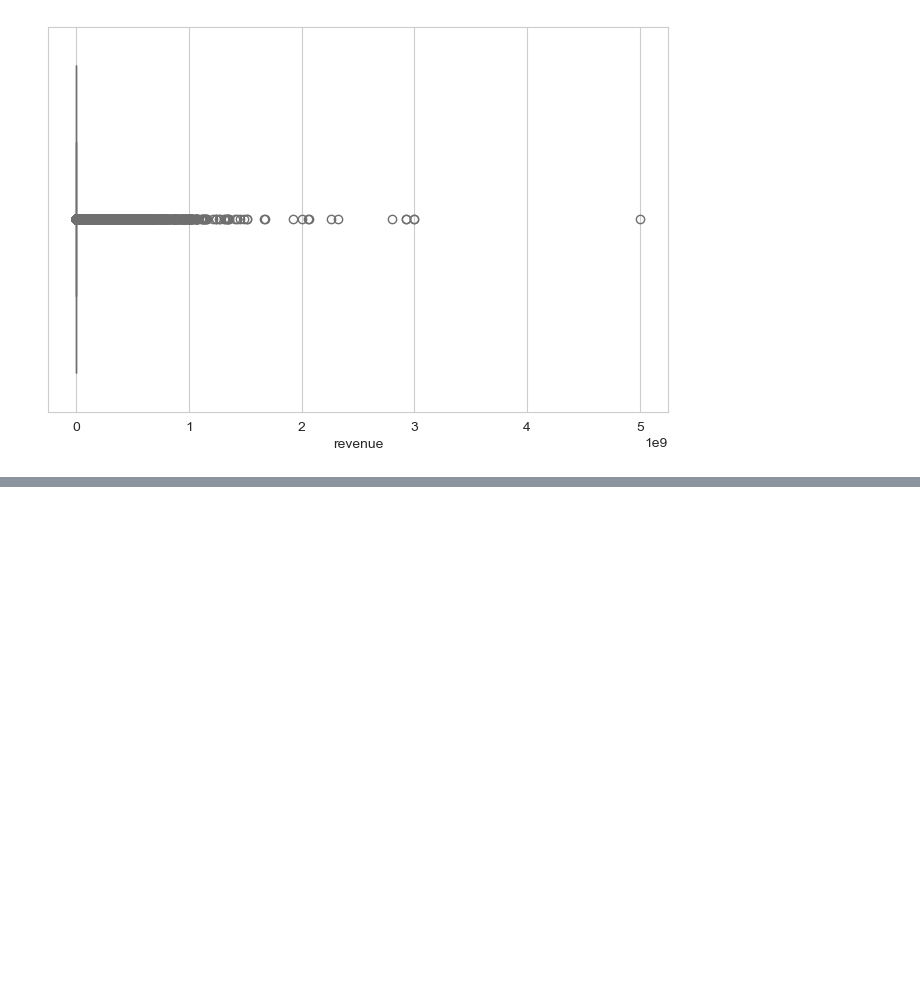
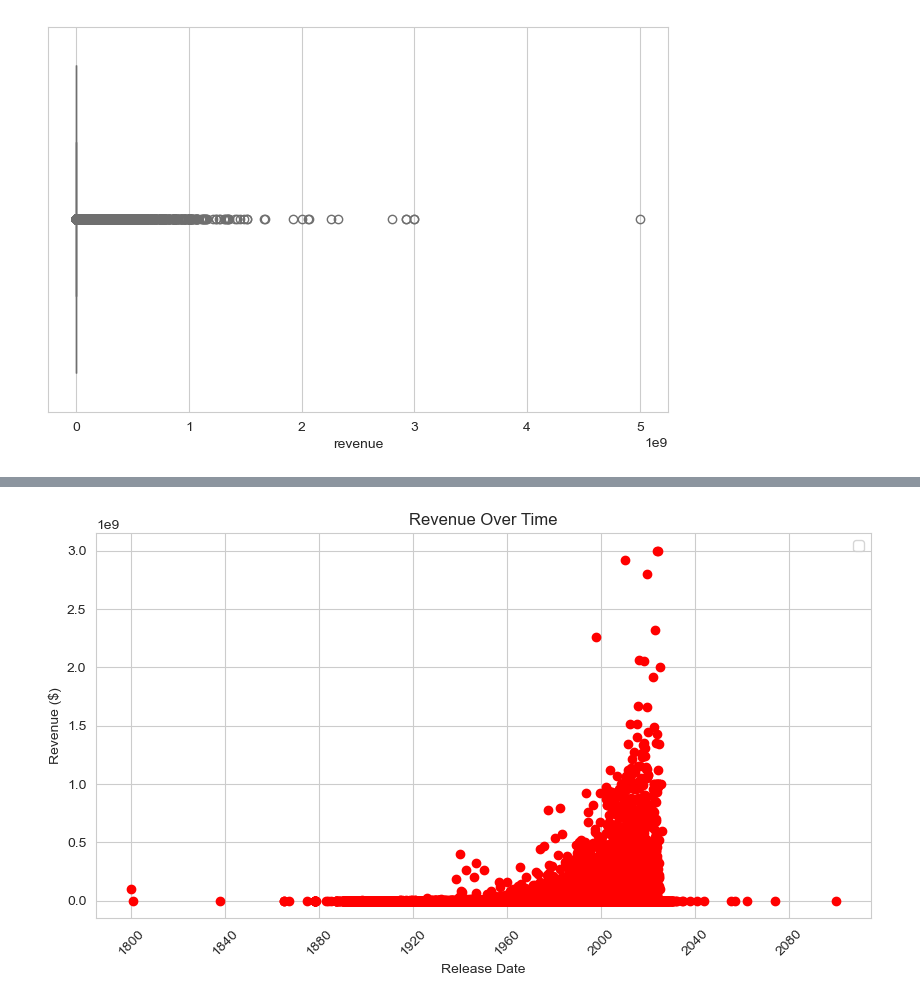
Before and after one commit to RHartung-ND/Data-Science-Project, a Jupyter notebook: Matt-testing-data.ipynb, the cells around one changed output, grey strips where cells are left out. Cells and saved outputs as stored; diff of their text form; code cells hidden in the pictures; blank space fills up the shorter version.

```diff
--- a/Matt-testing-data.ipynb
+++ b/Matt-testing-data.ipynb
@@ -313,3 +314,12 @@ min            -12.0000
 max     4999999999.0000
 Name: revenue, dtype: float64
 [figure]
+# %%
+# Turns release date into a number instead of text.
+# The dates are converted into a Unix timestamp.
+
+print(cleaned_df["release_date"])
+
+cleaned_df["release_date"] = pd.to_datetime(cleaned_df["release_date"], format="mixed")
+
+print(cleaned_df["release_date"])
@@ -315,0 +344,20 @@ Name: revenue, dtype: float64
+# %%
+# revenue over time graph
+
+plt.figure(figsize=(10,5))  # Set figure size
+
+# marker='o', linestyle='-', color='b', label='Revenue'
+plt.plot(cleaned_df['release_date'], cleaned_df['revenue'], 'ro')
+
+# Formatting
+plt.xlabel('Release Date')
+plt.ylabel('Revenue ($)')
+plt.title('Revenue Over Time')
+plt.xticks(rotation=45)  # Rotate x-axis labels for better readability
+plt.grid(True)
+plt.legend()
+
+# Show the plot
+plt.show()
+# %% [output]
+[figure, added]
```
Also changed, not shown: parts of 8 cells of this notebook, 1 other file.
